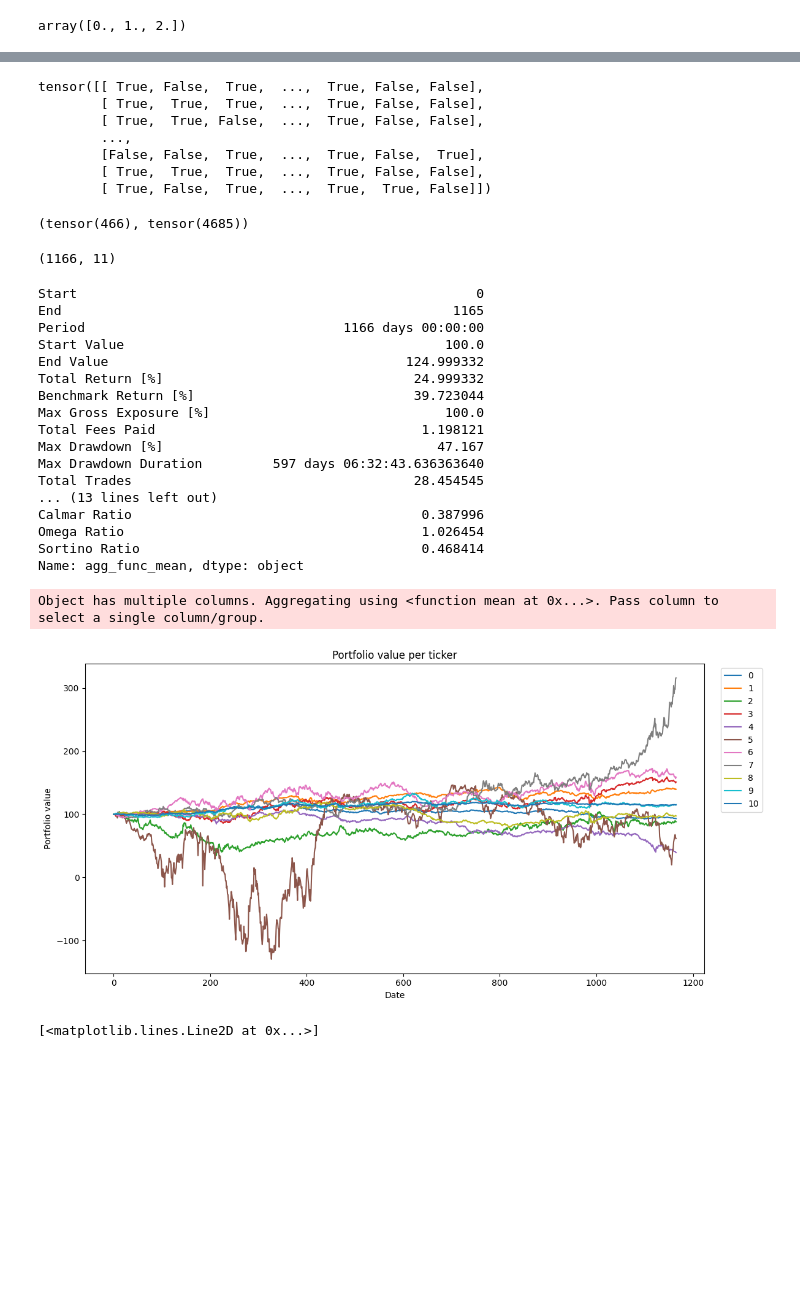
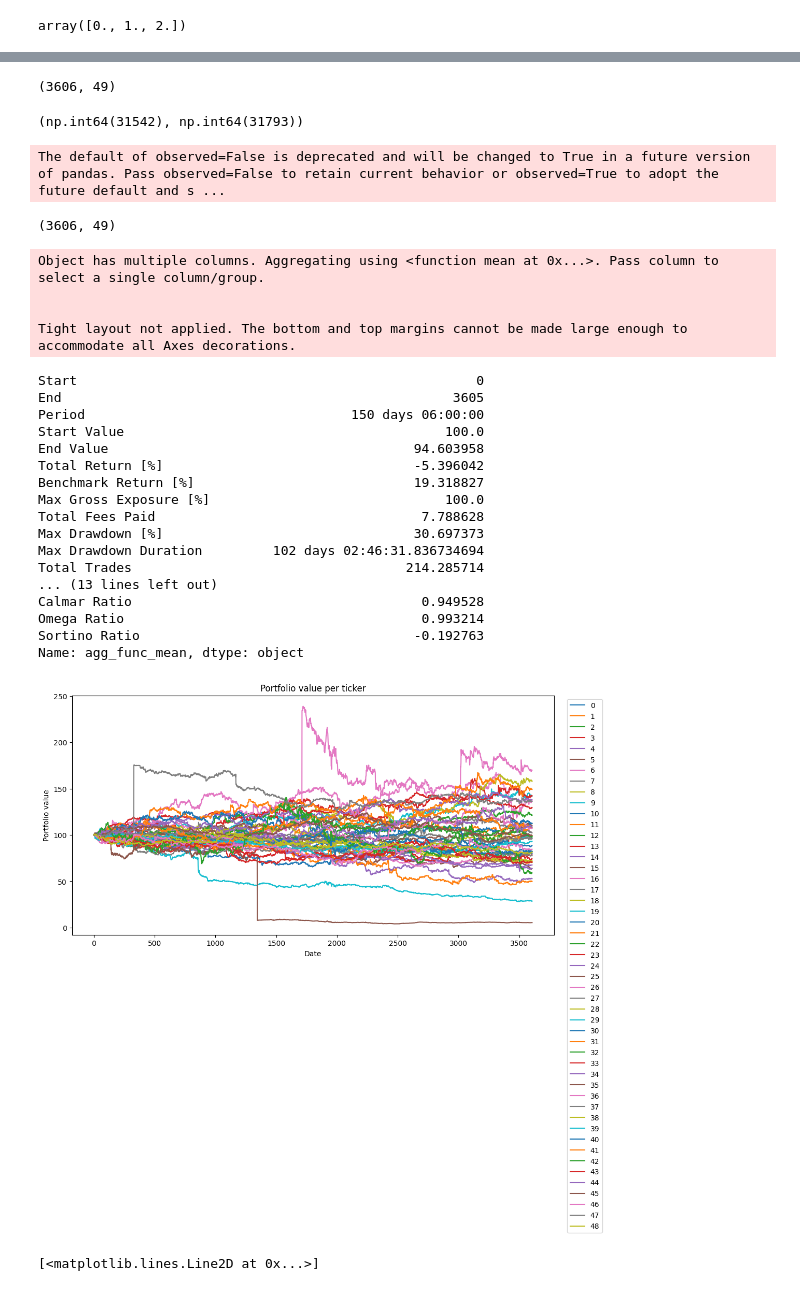
Before and after one commit to williserdman/fin_transformer, a Jupyter notebook: transformer_explorer.ipynb, the cells around one changed output, grey strips where cells are left out. Cells and saved outputs as stored; diff of their text form; code cells hidden in the pictures; blank space fills up the shorter version.

```diff
--- a/transformer_explorer.ipynb
+++ b/transformer_explorer.ipynb
@@ -496,4 +471,4 @@ all_preds
 # %%
-preds = torch.stack(all_preds).squeeze(1).squeeze(1)
+preds = torch.stack(all_preds).squeeze(1).squeeze(1).detach().cpu().numpy()
 preds.shape # (timesteps, N, output_classes)
 # %% [output]
@@ -542,20 +550,14 @@ tensor([[[0.3481, 0.3268, 0.3251],
 # %%
-long_signal = preds[:, :, 2] > 0.35
-short_signal = preds[:, :, 0] > 0.35
+long_signal = preds[:, :, 2] > 0.4
+short_signal = preds[:, :, 0] > 0.4
 neutral = ~(long_signal | short_signal)  # elementwise NOT of the elementwise OR
-neutral
+neutral.shape
 # %% [output]
-tensor([[ True, False,  True,  ...,  True, False, False],
-        [ True,  True,  True,  ...,  True, False, False],
-        [ True,  True, False,  ...,  True, False, False],
-        ...,
-        [False, False,  True,  ...,  True, False,  True],
-        [ True,  True,  True,  ...,  True, False, False],
-        [ True, False,  True,  ...,  True,  True, False]])
+(3606, 49)
 # %%
 long_signal.sum(), short_signal.sum()
 # %% [output]
-(tensor(466), tensor(4685))
+(np.int64(31542), np.int64(31793))
 # %%
 close_prices = []
 for _, g in df.groupby("ticker"):
@@ -565,51 +567,55 @@ for _, g in df.groupby("ticker"):
 close_prices = np.stack(close_prices).T
 close_prices.shape
 # %% [output]
-(1166, 11)
+The default of observed=False is deprecated and will be changed to True in a future version of pandas. Pass observed=False to retain current behavior or observed=True to adopt the future default and s ...
+(3606, 49)
 # %%
 import vectorbt as vbt
 
 portfolio = vbt.Portfolio.from_signals(
     close = close_prices,
     entries = long_signal,
     exits = short_signal,
     short_entries = short_signal,
     short_exits = long_signal,
     fees = 0.0002,
-    freq = "1d"
+    freq = "1h"
 )
 
 st = portfolio.stats()
 print(st)
 # plot equity curves using pandas / matplotlib (supports multiple columns)
 pf_value = portfolio.value()  # DataFrame with index=dates and columns=tickers
 pf_value.plot(figsize=(12, 6))
 plt.title("Portfolio value per ticker")
 plt.xlabel("Date")
 plt.ylabel("Portfolio value")
 plt.legend(loc="best", bbox_to_anchor=(1.02, 1))
 plt.tight_layout()
 plt.show()
 # %% [output]
-Start                                                   0
-End                                                  1165
-Period                                 1166 days 00:00:00
-Start Value                                         100.0
-End Value                                      124.999332
-Total Return [%]                                24.999332
-Benchmark Return [%]                            39.723044
-Max Gross Exposure [%]                              100.0
-Total Fees Paid                                  1.198121
-Max Drawdown [%]                                   47.167
-Max Drawdown Duration         597 days 06:32:43.636363640
-Total Trades                                    28.454545
-... (13 lines left out)
-Calmar Ratio                                     0.387996
-Omega Ratio                                      1.026454
-Sortino Ratio                                    0.468414
-Name: agg_func_mean, dtype: object
+Object has multiple columns. Aggregating using <function mean at 0x...>. Pass column to select a single column/group.
+
+
+Tight layout not applied. The bottom and top margins cannot be made large enough to accommodate all Axes decorations.
-Object has multiple columns. Aggregating using <function mean at 0x...>. Pass column to select a single column/group.
+Start                                                   0
+End                                                  3605
+Period                                  150 days 06:00:00
+Start Value                                         100.0
+End Value                                       94.603958
+Total Return [%]                                -5.396042
+Benchmark Return [%]                            19.318827
+Max Gross Exposure [%]                              100.0
+Total Fees Paid                                  7.788628
+Max Drawdown [%]                                30.697373
+Max Drawdown Duration         102 days 02:46:31.836734694
+Total Trades                                   214.285714
+... (13 lines left out)
+Calmar Ratio                                     0.949528
+Omega Ratio                                      0.993214
+Sortino Ratio                                   -0.192763
+Name: agg_func_mean, dtype: object
-[figure, old version]
+[figure, new version]
 # %%
 plt.plot(close_prices-20)
 # %% [output]
```
Also changed, not shown: parts of 16 cells of this notebook, 2 other files.
